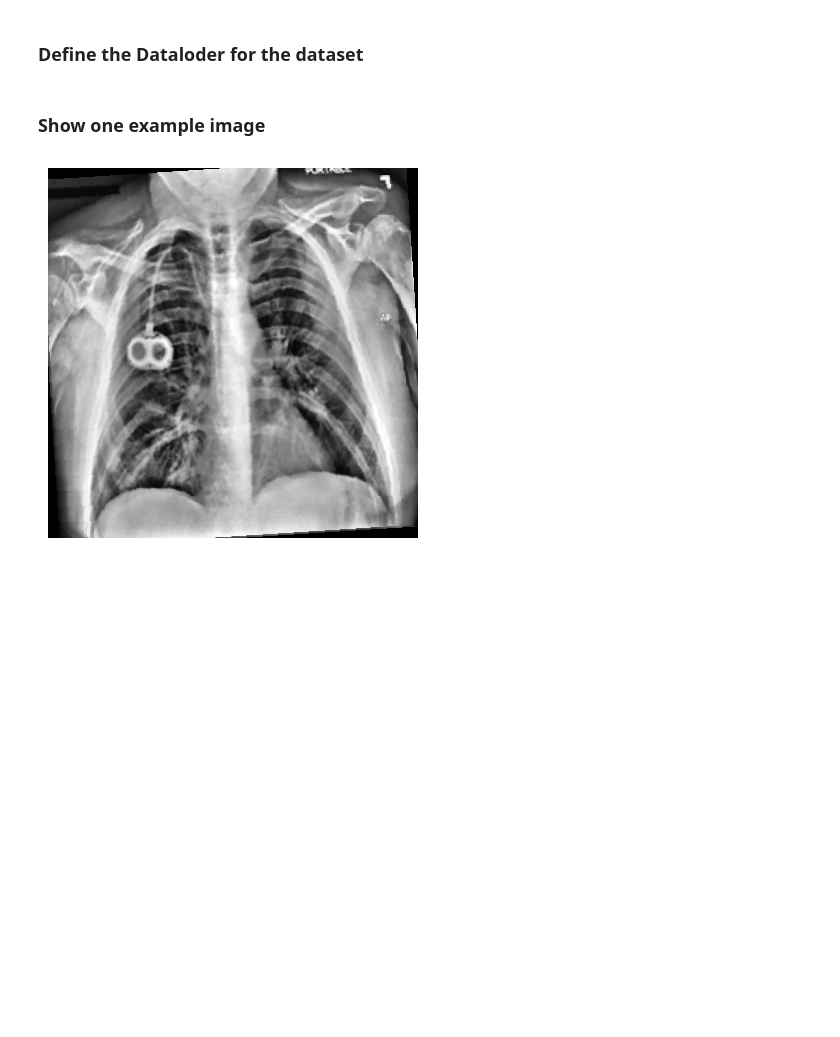
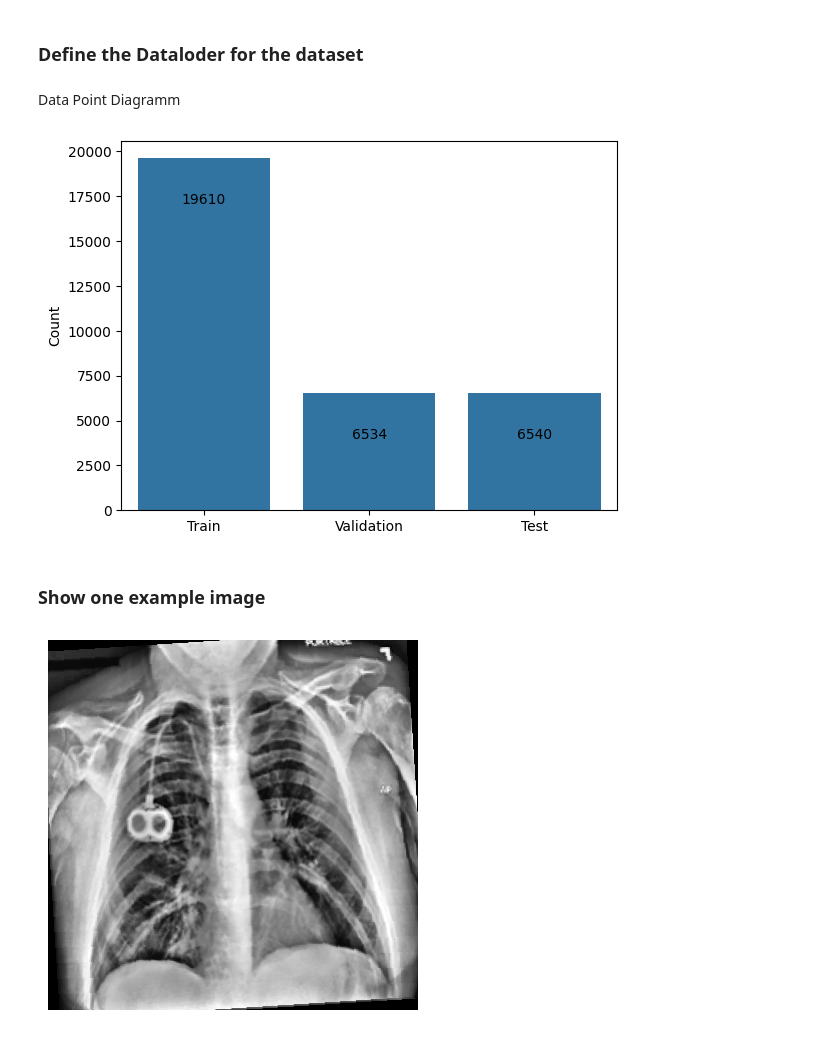
Before and after one commit to Fabianofski/medical-chest-xray, a Jupyter notebook: medical.ipynb, the cells around one changed output. Saved outputs shown, nothing was run; the diff lists cells and outputs as text; code cells hidden in the pictures; blank space fills up the shorter version.

```diff
--- a/medical.ipynb
+++ b/medical.ipynb
@@ -164,9 +174,9 @@ data_transform = transforms.Compose([
     transforms.Normalize(mean=[0.5], std=[0.5])  # Normalize the image
 ])
 # %%
-images_train_dir = 'clahe/train'
-test_dir = 'clahe/test'
-val_dir = 'clahe/val'
+images_train_dir = 'images/train'
+test_dir = 'images/test'
+val_dir = 'images/val'
 # %%
 train_dataset = XRayDataset(images_train_dir, transform=data_transform)
 test_dataset = XRayDataset(test_dir, transform=data_transform)
@@ -176,6 +186,26 @@ batch_size = 32
 train_loader = DataLoader(train_dataset, batch_size=batch_size, shuffle=True)
 test_loader = DataLoader(test_dataset, batch_size=batch_size, shuffle=True)
 val_loader = DataLoader(val_dataset, batch_size=batch_size, shuffle=True)
+# %% [markdown]
+Data Point Diagramm
+# %%
+import seaborn as sns
+import matplotlib.pyplot as plt
+
+num_train = len(train_dataset)
+num_test = len(test_dataset)
+num_val = len(val_dataset)
+
+ax3 = sns.barplot(x=['Train', 'Validation', 'Test'], y=[num_train, num_val, num_test])
+
+ax3.set_ylabel('Count')
+
+for p, label in zip(ax3.patches, [num_train, num_val, num_test]):
+    ax3.annotate(label, (p.get_x() + p.get_width() / 2., p.get_height()), ha='center', va='center', xytext=(0, -30), textcoords='offset points')
+
+plt.show()
+# %% [output]
+[figure, added]
 # %% [markdown]
 ### Show one example image
 # %%
```
Also changed, not shown: parts of 5 cells of this notebook.
